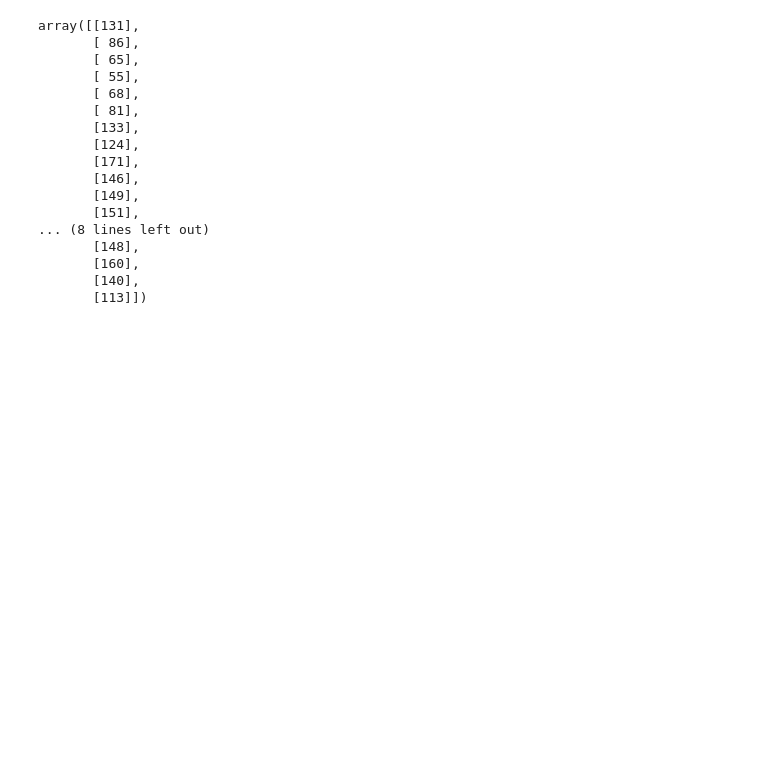
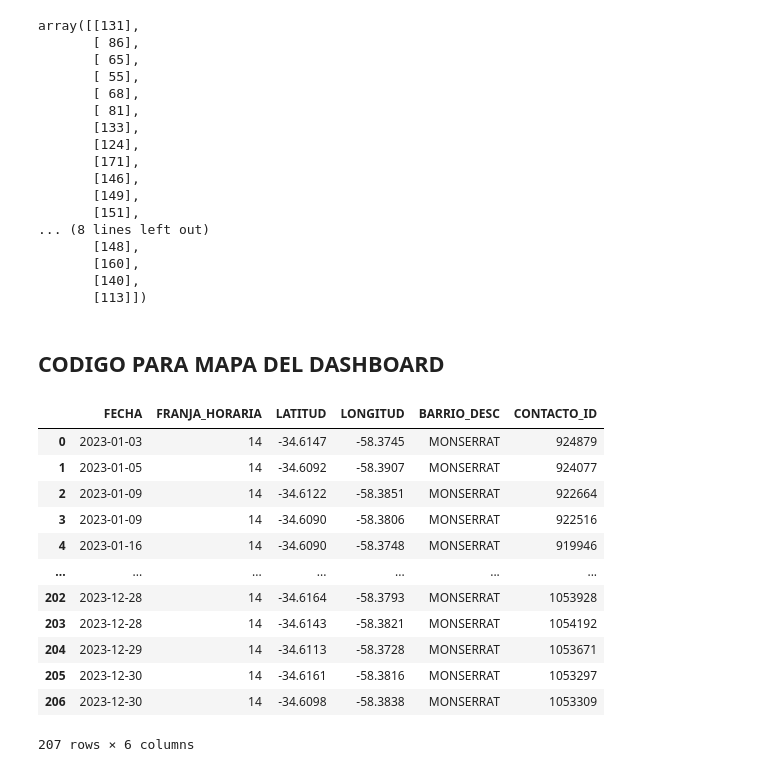
Before and after one commit to NicolasCH24/CrimeApp, a Jupyter notebook: Notebooks/AppCrime/Mapa/streamlit_map.ipynb, the cells around one changed output. Cells and saved outputs as stored; diff of their text form; code cells hidden in the pictures; blank space fills up the shorter version.

Commit message:
Código de prueba para mapbox

```diff
--- a/Notebooks/AppCrime/Mapa/streamlit_map.ipynb
+++ b/Notebooks/AppCrime/Mapa/streamlit_map.ipynb
@@ -243,3 +246,55 @@ df_tabla = pd.DataFrame(
         'Franja horaria':[df.groupby('FRANJA_HORARIA').agg({'CONTACTO_ID':'count'}).values]
     }
 )
+# %% [markdown]
+## **CODIGO PARA MAPA DEL DASHBOARD**
+# %%
+comuna = "Comuna 1".upper()
+barrio = "Monserrat".upper()
+hora = 14
+
+query = """
+        SELECT
+            fct.FECHA,
+            fct.FRANJA_HORARIA,
+            fct.LATITUD,
+            fct.LONGITUD,
+            dimb.BARRIO_DESC,
+            fct.CONTACTO_ID
+        FROM
+            FCT_HECHOS fct
+        JOIN
+            DIM_BARRIOS dimb
+        ON
+            fct.BARRIO_KEY = dimb.BARRIO_KEY
+        JOIN
+            DIM_COMUNAS dimc
+        ON
+            fct.COMUNA_KEY = dimc.COMUNA_KEY
+        WHERE
+            YEAR(fct.FECHA) = (SELECT MAX(YEAR(fct.FECHA)) FROM FCT_HECHOS fct)
+            AND dimb.BARRIO_DESC = %(barrio)s
+            AND dimc.COMUNA_DESC = %(comuna)s
+            AND fct.FRANJA_HORARIA = %(hora)s
+        GROUP BY
+            fct.FECHA, fct.FRANJA_HORARIA, fct.LATITUD, fct.LONGITUD, dimb.BARRIO_DESC, fct.CONTACTO_ID
+        ORDER BY
+            FECHA;
+    """
+df = pd.read_sql(query, con=engine, params={'comuna':comuna, 'barrio':barrio, 'hora':hora})
+# %%
+df
+# %% [output]
+|  | FECHA | FRANJA_HORARIA | LATITUD | LONGITUD | BARRIO_DESC | CONTACTO_ID |
+| 0 | 2023-01-03 | 14 | -34.6147 | -58.3745 | MONSERRAT | 924879 |
+| 1 | 2023-01-05 | 14 | -34.6092 | -58.3907 | MONSERRAT | 924077 |
+| 2 | 2023-01-09 | 14 | -34.6122 | -58.3851 | MONSERRAT | 922664 |
+| 3 | 2023-01-09 | 14 | -34.6090 | -58.3806 | MONSERRAT | 922516 |
+| 4 | 2023-01-16 | 14 | -34.6090 | -58.3748 | MONSERRAT | 919946 |
+| ... | ... | ... | ... | ... | ... | ... |
+| 202 | 2023-12-28 | 14 | -34.6164 | -58.3793 | MONSERRAT | 1053928 |
+| 203 | 2023-12-28 | 14 | -34.6143 | -58.3821 | MONSERRAT | 1054192 |
+| 204 | 2023-12-29 | 14 | -34.6113 | -58.3728 | MONSERRAT | 1053671 |
+| 205 | 2023-12-30 | 14 | -34.6161 | -58.3816 | MONSERRAT | 1053297 |
+| 206 | 2023-12-30 | 14 | -34.6098 | -58.3838 | MONSERRAT | 1053309 |
+207 rows × 6 columns
```
Also changed, not shown: parts of 4 cells of this notebook.
